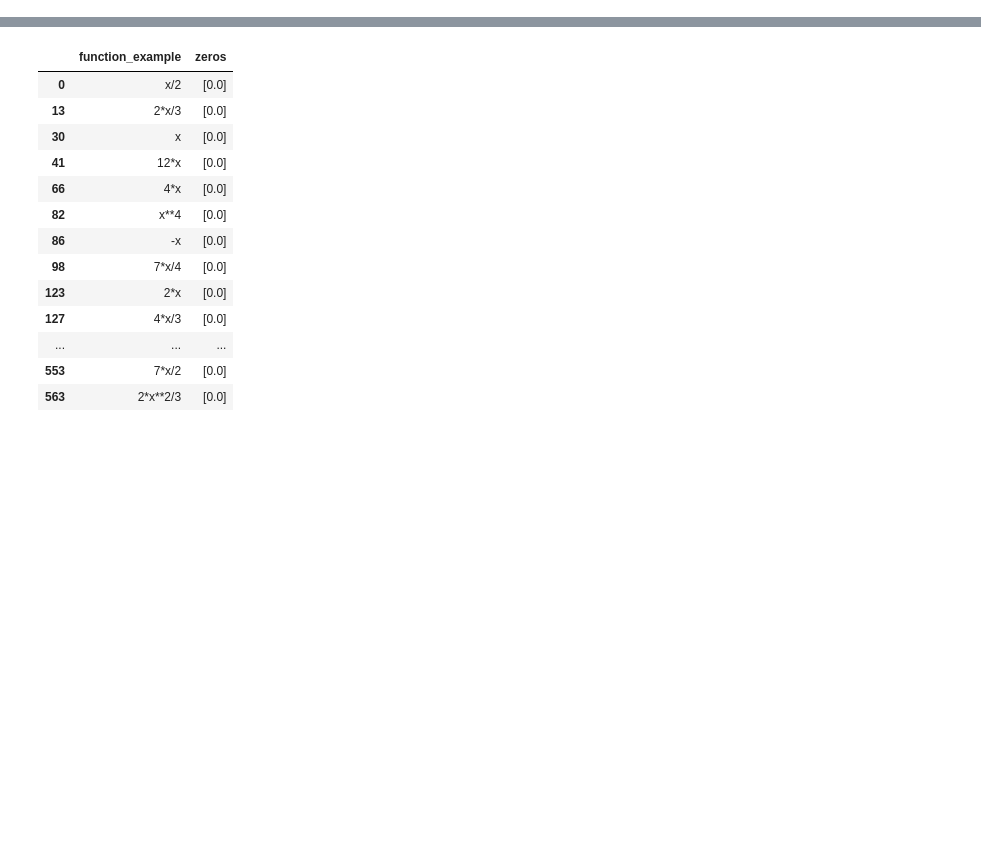
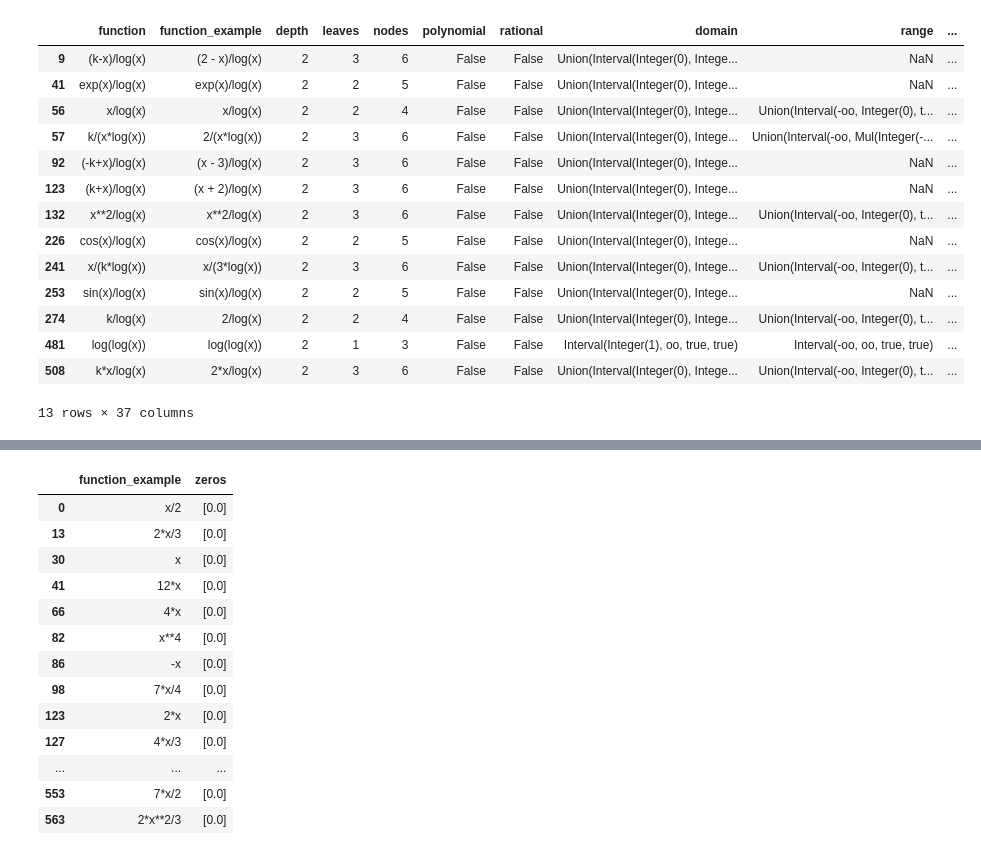
Before and after one commit to georgdonner/ma-notebooks, a Jupyter notebook: Pyrope-Test.ipynb, the cells around one changed output, grey strips where cells are left out. Cells and saved outputs as stored; diff of their text form; code cells hidden in the pictures; blank space fills up the shorter version.

```diff
--- a/Pyrope-Test.ipynb
+++ b/Pyrope-Test.ipynb
@@ -6,2 +7,19 @@ from sympy import pi
 # %%
-dataset = Dataset()
+dataset = Dataset(source='steckbriefe2.csv')
+dataset.singularities_count(2).has_singularity(1).df
+# %% [output]
+|  | function | function_example | depth | leaves | nodes | polynomial | rational | domain | range | ... |
+| 9 | (k-x)/log(x) | (2 - x)/log(x) | 2 | 3 | 6 | False | False | Union(Interval(Integer(0), Intege... | NaN | ... |
+| 41 | exp(x)/log(x) | exp(x)/log(x) | 2 | 2 | 5 | False | False | Union(Interval(Integer(0), Intege... | NaN | ... |
+| 56 | x/log(x) | x/log(x) | 2 | 2 | 4 | False | False | Union(Interval(Integer(0), Intege... | Union(Interval(-oo, Integer(0), t... | ... |
+| 57 | k/(x*log(x)) | 2/(x*log(x)) | 2 | 3 | 6 | False | False | Union(Interval(Integer(0), Intege... | Union(Interval(-oo, Mul(Integer(-... | ... |
+| 92 | (-k+x)/log(x) | (x - 3)/log(x) | 2 | 3 | 6 | False | False | Union(Interval(Integer(0), Intege... | NaN | ... |
+| 123 | (k+x)/log(x) | (x + 2)/log(x) | 2 | 3 | 6 | False | False | Union(Interval(Integer(0), Intege... | NaN | ... |
+| 132 | x**2/log(x) | x**2/log(x) | 2 | 3 | 6 | False | False | Union(Interval(Integer(0), Intege... | Union(Interval(-oo, Integer(0), t... | ... |
+| 226 | cos(x)/log(x) | cos(x)/log(x) | 2 | 2 | 5 | False | False | Union(Interval(Integer(0), Intege... | NaN | ... |
+| 241 | x/(k*log(x)) | x/(3*log(x)) | 2 | 3 | 6 | False | False | Union(Interval(Integer(0), Intege... | Union(Interval(-oo, Integer(0), t... | ... |
+| 253 | sin(x)/log(x) | sin(x)/log(x) | 2 | 2 | 5 | False | False | Union(Interval(Integer(0), Intege... | NaN | ... |
+| 274 | k/log(x) | 2/log(x) | 2 | 2 | 4 | False | False | Union(Interval(Integer(0), Intege... | Union(Interval(-oo, Integer(0), t... | ... |
+| 481 | log(log(x)) | log(log(x)) | 2 | 1 | 3 | False | False | Interval(Integer(1), oo, true, true) | Interval(-oo, oo, true, true) | ... |
+| 508 | k*x/log(x) | 2*x/log(x) | 2 | 3 | 6 | False | False | Union(Interval(Integer(0), Intege... | Union(Interval(-oo, Integer(0), t... | ... |
+13 rows × 37 columns
```
Also changed, not shown: parts of 2 cells of this notebook, 6 other files.
